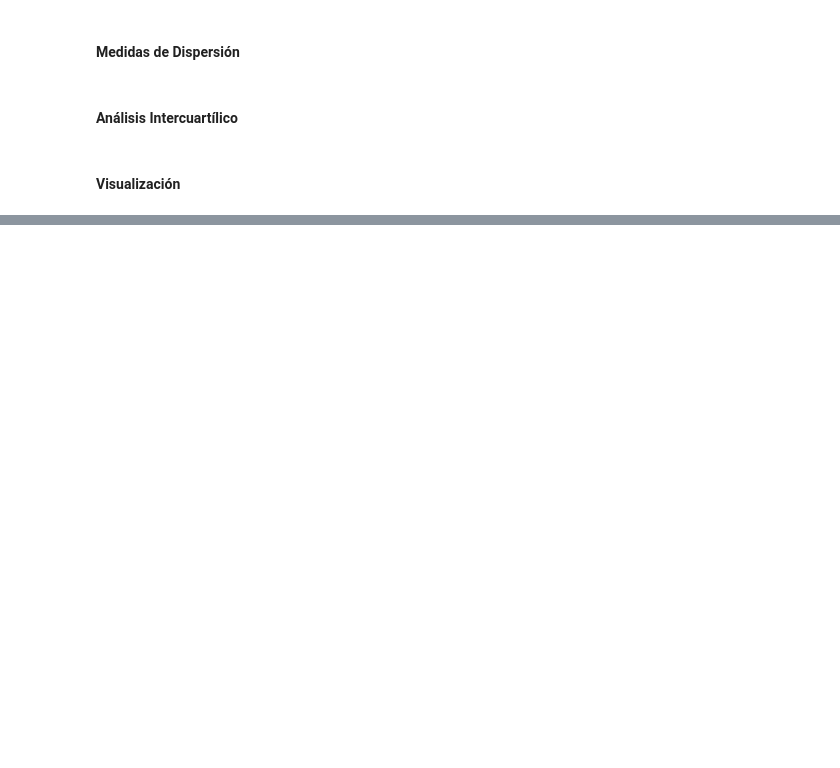
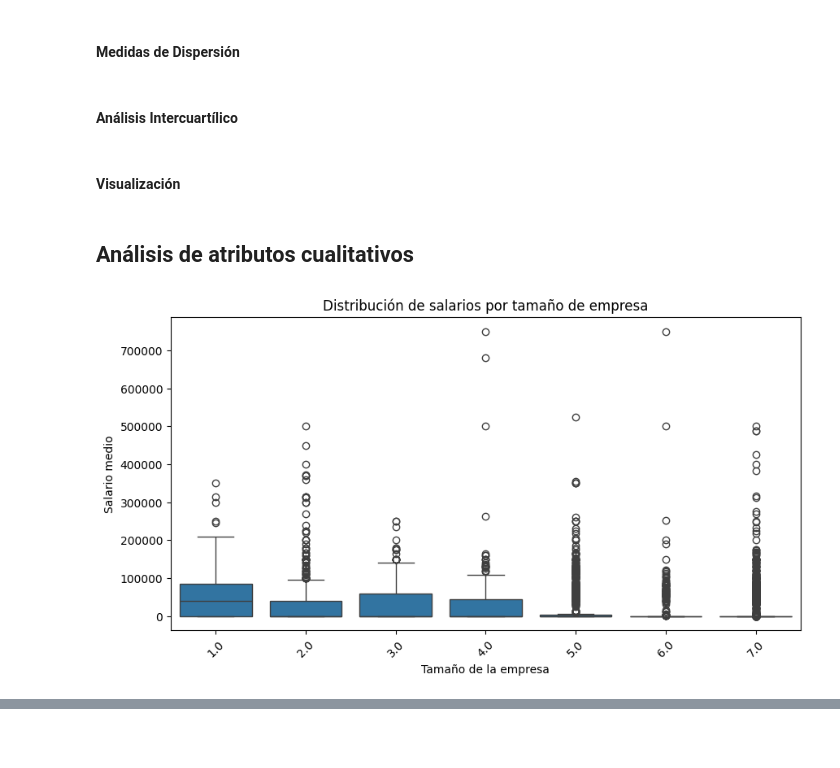
Before and after one commit to sarahcoral/ProyectoABD, a Jupyter notebook: visualization_notebooks/descriptive_analysis.ipynb, the cells around one changed output, grey strips where cells are left out. Cells and saved outputs as stored; diff of their text form; code cells hidden in the pictures; blank space fills up the shorter version.

```diff
--- a/visualization_notebooks/descriptive_analysis.ipynb
+++ b/visualization_notebooks/descriptive_analysis.ipynb
@@ -33,5 +33,20 @@ df_num = df_num[df_num['max_salary'] > 100]
 df_num = df_num[df_num['min_salary'] > 100]
 df_num = df_num[df_num['normalized_salary'] > 100]
 
-#categorical data
-df_cat = pd.read_sql('SELECT * FROM postings', conn)
+#postings
+df_postings = pd.read_sql('SELECT * FROM postings', conn)
+
+#companies
+df_companies = pd.read_sql('SELECT * FROM companies', conn)
+
+#industries
+df_industries = pd.read_sql('SELECT * FROM industries', conn)
+
+#job industries
+df_job_industries = pd.read_sql('SELECT * FROM job_industries', conn)
+
+#skills
+df_skills = pd.read_sql('SELECT * FROM skills', conn)
+
+#job skills
+df_job_skills = pd.read_sql('SELECT * FROM job_skills', conn)
@@ -349,3 +357,16 @@ display(Markdown(markdown_table))
 #### Análisis Intercuartílico
 # %% [markdown]
 #### Visualización
+# %% [markdown]
+## Análisis de atributos cualitativos
+# %%
+df_merged = df_postings.merge(df_companies, left_on='company_id', right_on='company_id', how='left')
+plt.figure(figsize=(10,5))
+sns.boxplot(x='company_size', y='med_salary', data=df_merged)
+plt.title('Distribución de salarios por tamaño de empresa')
+plt.xlabel('Tamaño de la empresa')
+plt.ylabel('Salario medio')
+plt.xticks(rotation=45)
+plt.show()
+# %% [output]
+[figure, added]
```
Also changed, not shown: parts of 6 cells of this notebook, 1 other file.
